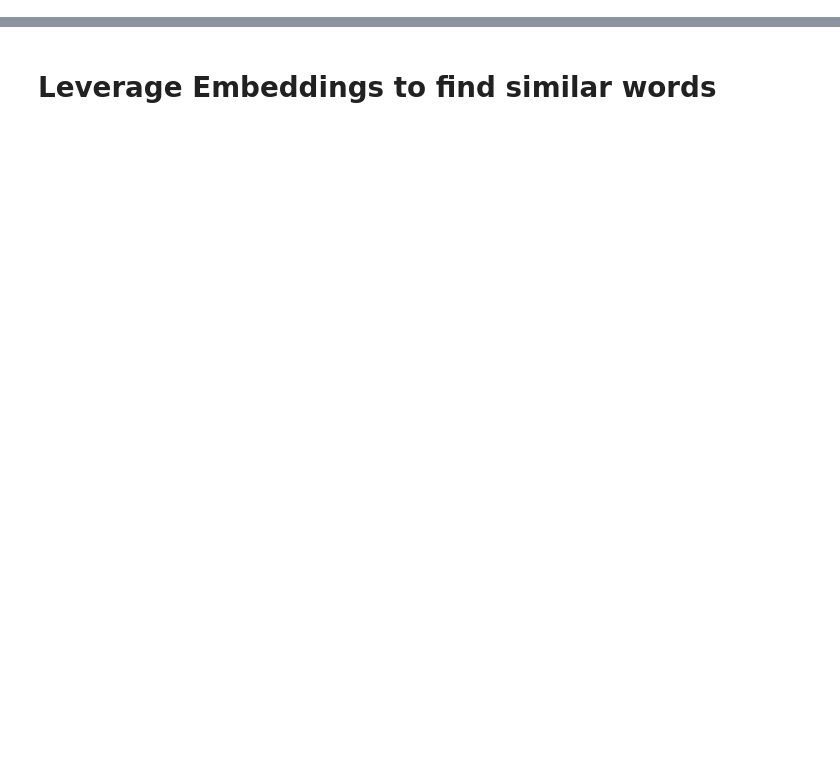
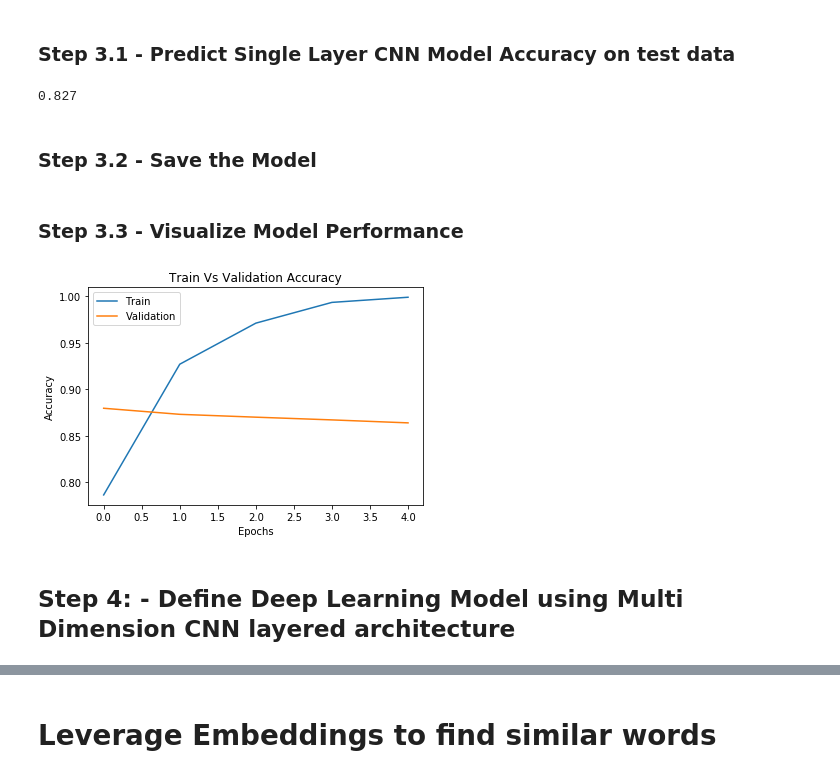
Before and after one commit to Hebenthal/nlp-word-embeddings, a Jupyter notebook: movie reviews custom word embedding using deep learning.ipynb, the cells around one changed output, grey strips where cells are left out. Cells and saved outputs as stored; diff of their text form; code cells hidden in the pictures; blank space fills up the shorter version.

```diff
--- a/movie reviews custom word embedding using deep learning.ipynb
+++ b/movie reviews custom word embedding using deep learning.ipynb
@@ -190,0 +175,27 @@ save_list(embeddings_index, 'custom.movie.reviews.embeddings.100D.txt')
+# %%
+from keras.models import Sequential
+from keras.layers import Embedding, LSTM, Dense, Flatten, Dropout, Conv1D, MaxPooling1D, GlobalMaxPooling1D
+from keras.utils.vis_utils import plot_model
+
+wemodel = Sequential()
+
+wemodel.add(Embedding(input_dim=len(word_index)+1, output_dim=100, input_length=(1000)))
+
+wemodel.add(Conv1D(filters=16, kernel_size=7, activation='relu'))
+wemodel.add(MaxPooling1D(pool_size=5))
+
+wemodel.add(Conv1D(filters=16, kernel_size=9, activation='relu'))
+wemodel.add(MaxPooling1D(pool_size=5))
+
+wemodel.add(GlobalMaxPooling1D())
+
+wemodel.add(Dense(1, activation='sigmoid'))
+
+wemodel.compile(optimizer='adam', loss='binary_crossentropy', metrics=['accuracy'])
+wemodel.summary()
+
+#plot model and save as png file
+#plot_model(model, to_file='reviews_embedding_model.png', show_shapes=True)
+
+#fit the model on training data
+history = wemodel.fit (train_padded_reviews, train_labels, validation_split=0.3, epochs=5, batch_size=64)
@@ -190,0 +220,10 @@ save_list(embeddings_index, 'custom.movie.reviews.embeddings.100D.txt')
+# %% [markdown]
+### Step 3.1 - Predict Single Layer CNN Model Accuracy on test data
+# %%
+predictedLabels = wemodel.predict_classes(test_padded_reviews)
+from sklearn.metrics import accuracy_score
+print (accuracy_score(test_labels, predictedLabels))
+# %% [output]
+0.827
+# %% [markdown]
+### Step 3.2 - Save the Model
@@ -190,0 +234,8 @@ save_list(embeddings_index, 'custom.movie.reviews.embeddings.100D.txt')
+# %% [markdown]
+### Step 3.3 - Visualize Model Performance
+# %%
+visualize_performance(history)
+# %% [output]
+[figure, added]
+# %% [markdown]
+## Step 4: - Define Deep Learning Model using Multi Dimension CNN layered architecture
```
Also changed, not shown: parts of 53 cells of this notebook.
